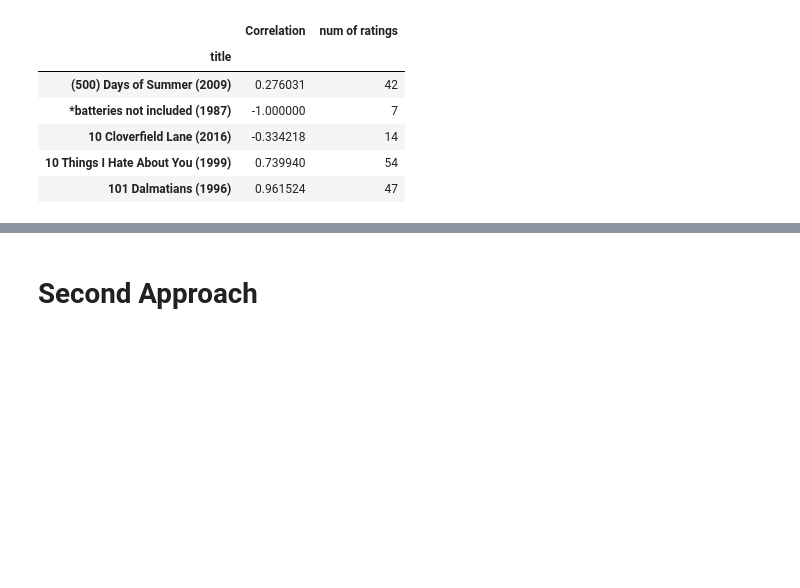
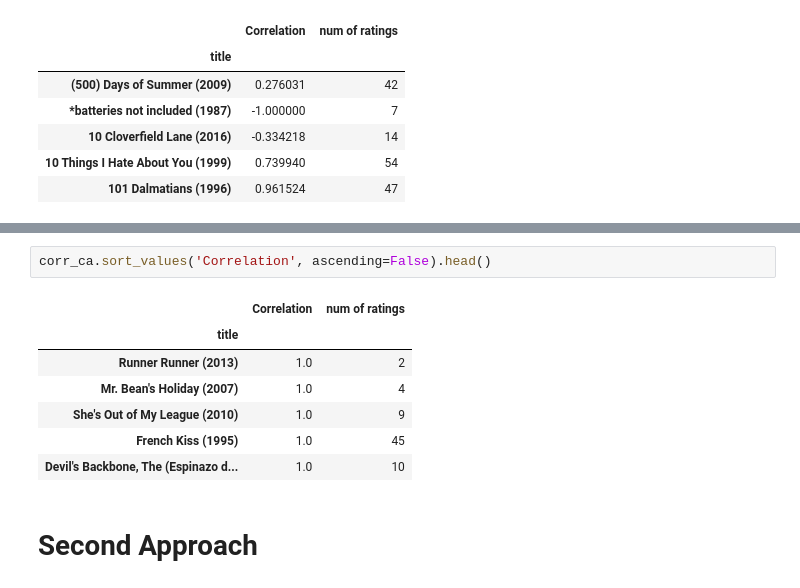
Before and after one commit to dhrumil96/BIDS, a Jupyter notebook: BIDS_Assignment_4.ipynb, the cells around one changed output, grey strips where cells are left out. Saved outputs shown, nothing was run; the diff lists cells and outputs as text; blank space fills up the shorter version.

```diff
--- a/BIDS_Assignment_4.ipynb
+++ b/BIDS_Assignment_4.ipynb
@@ -124,3 +134,13 @@ corr_ca.head()
+# %%
+corr_ca.sort_values('Correlation', ascending=False).head()
+# %% [output]
+|  | Correlation | num of ratings |
+| title |  |  |
+| Runner Runner (2013) | 1.0 | 2 |
+| Mr. Bean's Holiday (2007) | 1.0 | 4 |
+| She's Out of My League (2010) | 1.0 | 9 |
+| French Kiss (1995) | 1.0 | 45 |
+| Devil's Backbone, The (Espinazo d... | 1.0 | 10 |
 # %% [markdown]
 # Second Approach
 # %%
```
Also changed, not shown: parts of 1 cell of this notebook.
